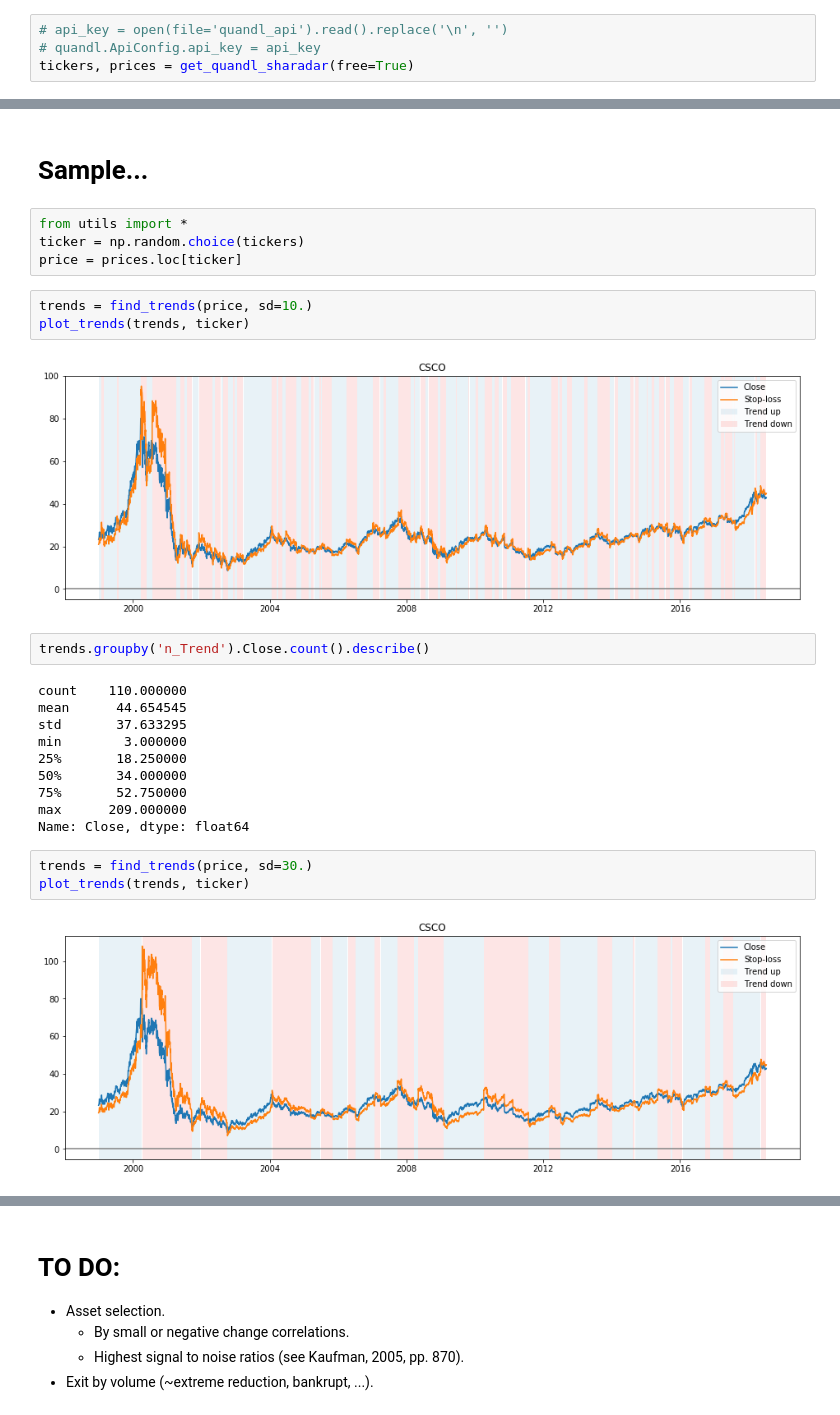
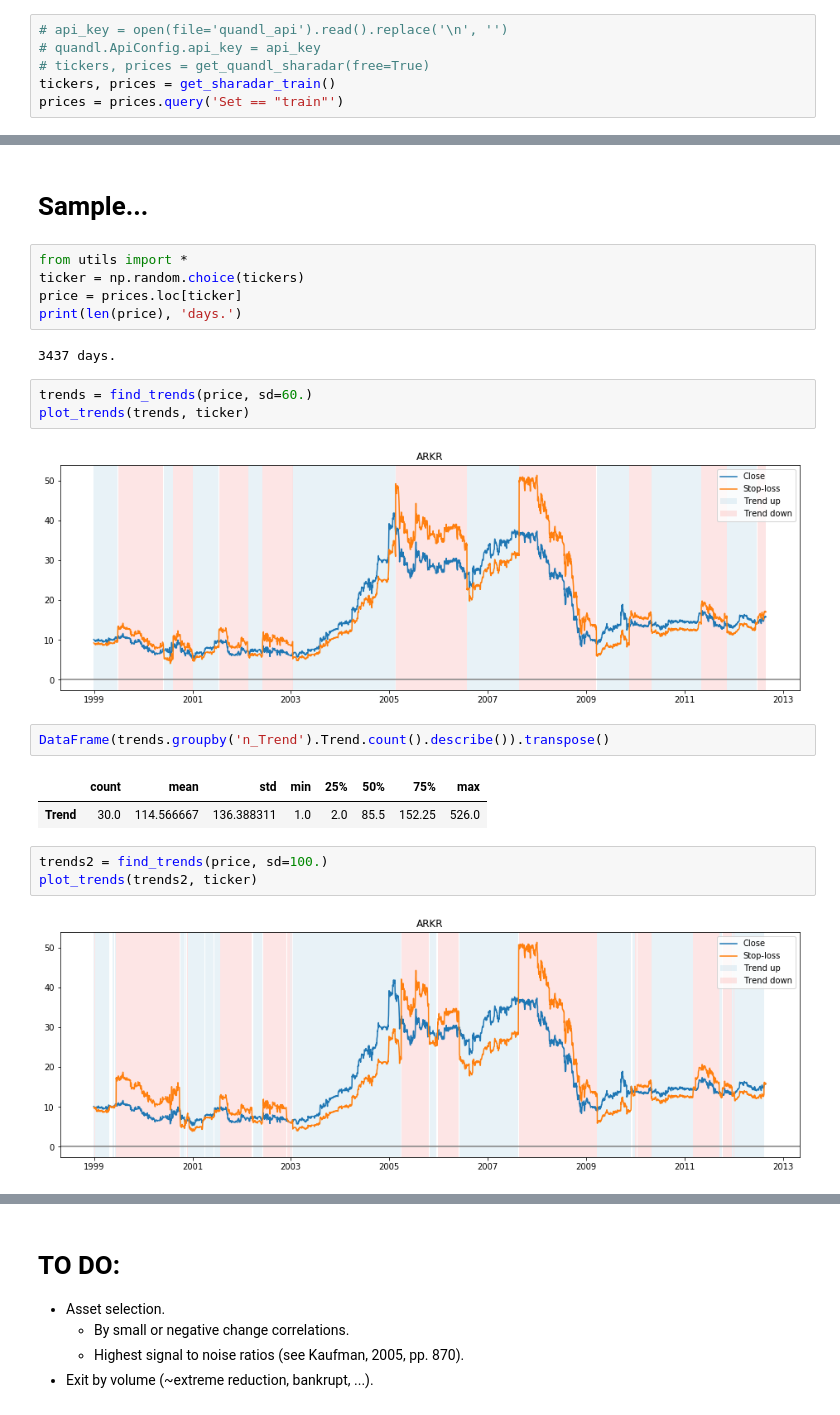
Before and after one commit to peerchen/trend-following-1, a Jupyter notebook: Finding the Trend.ipynb, the cells around one changed output, grey strips where cells are left out. Drawn from its saved outputs; the diff is of its cells as text.

Commit message:
Finding the trend...

```diff
--- a/Finding the Trend.ipynb
+++ b/Finding the Trend.ipynb
@@ -22,4 +22,6 @@ from utils import *
 # %%
 # api_key = open(file='quandl_api').read().replace('\n', '')
 # quandl.ApiConfig.api_key = api_key
-tickers, prices = get_quandl_sharadar(free=True)
+# tickers, prices = get_quandl_sharadar(free=True)
+tickers, prices = get_sharadar_train()
+prices = prices.query('Set == "train"')
@@ -334,25 +315,21 @@ assert res2.equals(results.drop('Trend2', axis=1))
 from utils import *
 ticker = np.random.choice(tickers)
 price = prices.loc[ticker]
+print(len(price), 'days.')
+# %% [output]
+3437 days.
 # %%
-trends = find_trends(price, sd=10.)
+trends = find_trends(price, sd=60.)
 plot_trends(trends, ticker)
 # %% [output]
-[figure, old version]
+[figure, new version]
 # %%
-trends.groupby('n_Trend').Close.count().describe()
+DataFrame(trends.groupby('n_Trend').Trend.count().describe()).transpose()
 # %% [output]
-count    110.000000
-mean      44.654545
-std       37.633295
-min        3.000000
-25%       18.250000
-50%       34.000000
-75%       52.750000
-max      209.000000
-Name: Close, dtype: float64
+|  | count | mean | std | min | 25% | 50% | 75% | max |
+| Trend | 30.0 | 114.566667 | 136.388311 | 1.0 | 2.0 | 85.5 | 152.25 | 526.0 |
 # %%
-trends = find_trends(price, sd=30.)
-plot_trends(trends, ticker)
+trends2 = find_trends(price, sd=100.)
+plot_trends(trends2, ticker)
 # %% [output]
-[figure, old version]
+[figure, new version]
```
Also changed, not shown: parts of 22 cells of this notebook, 2 other files.
